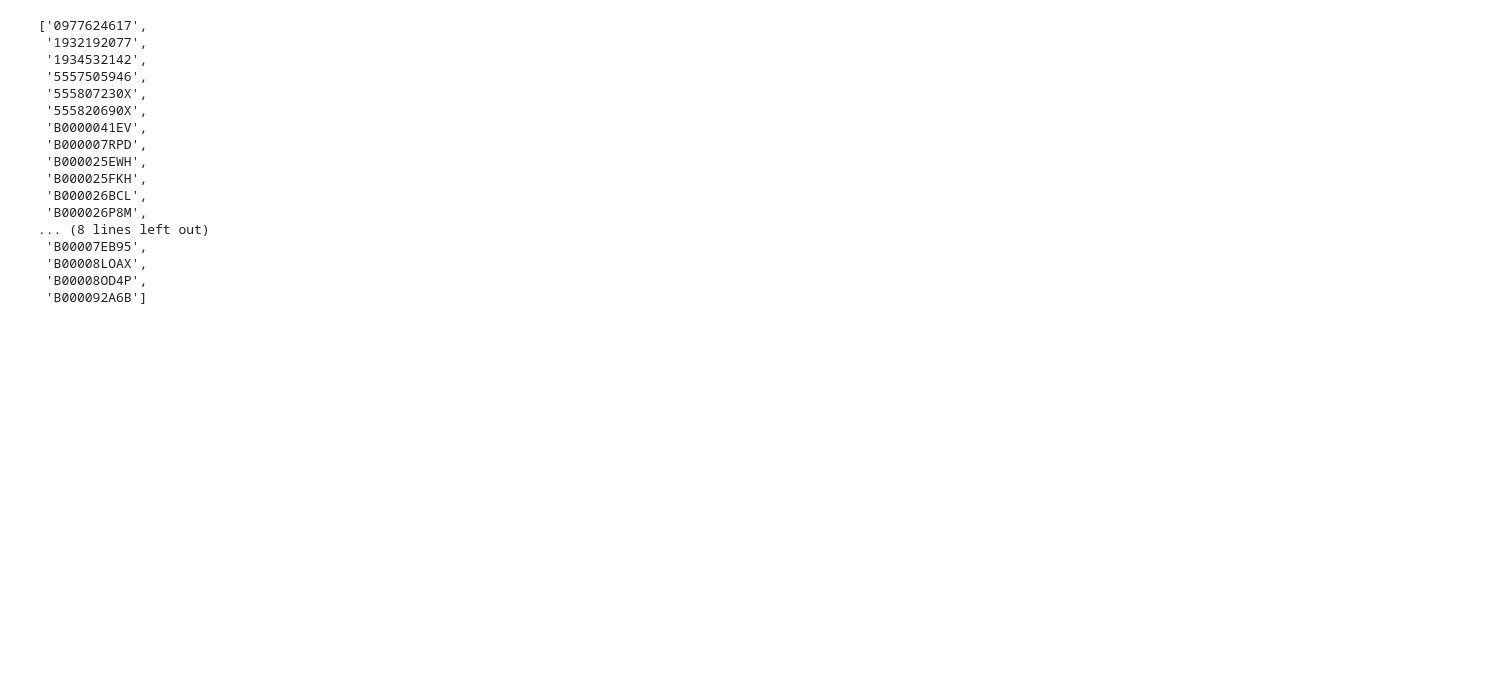
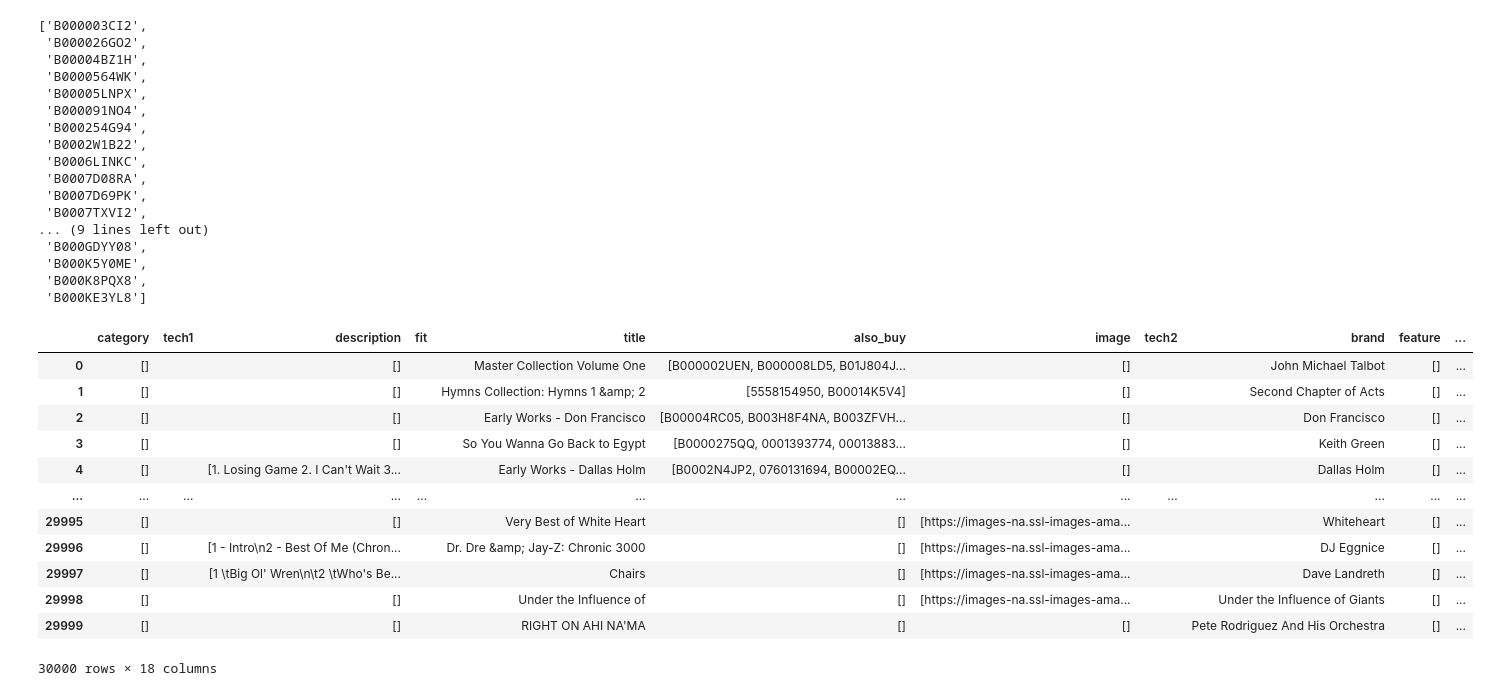
Before and after one commit to JSchluper/ML_Project, a Jupyter notebook: music_collab_test.ipynb, the cells around one changed output. Cells and saved outputs as stored; diff of their text form; code cells hidden in the pictures; blank space fills up the shorter version.

```diff
--- a/music_collab_test.ipynb
+++ b/music_collab_test.ipynb
@@ -89,22 +91,53 @@ Recommend = list(X.index[correlation_product_ID > 0.65])
 # Removes the item already bought by the customer
 Recommend.remove(i)
 
-Recommend[0:24]
+Recommend[0:25]
 # %% [output]
-['0977624617',
- '1932192077',
- '1934532142',
- '5557505946',
- '555807230X',
- '555820690X',
- 'B0000041EV',
- 'B000007RPD',
- 'B000025EWH',
- 'B000025FKH',
- 'B000026BCL',
- 'B000026P8M',
-... (8 lines left out)
- 'B00007EB95',
- 'B00008LOAX',
- 'B00008OD4P',
- 'B000092A6B']
+['B000003CI2',
+ 'B000026GO2',
+ 'B00004BZ1H',
+ 'B0000564WK',
+ 'B00005LNPX',
+ 'B000091NO4',
+ 'B000254G94',
+ 'B0002W1B22',
+ 'B0006LINKC',
+ 'B0007D08RA',
+ 'B0007D69PK',
+ 'B0007TXVI2',
+... (9 lines left out)
+ 'B000GDYY08',
+ 'B000K5Y0ME',
+ 'B000K8PQX8',
+ 'B000KE3YL8']
+# %%
+def parse(path):
+  g = gzip.open(path, 'rt', encoding='utf-8')
+  for l in g:
+    yield json.loads(l)
+
+def getDF(path):
+  i = 0
+  df = {}
+  for d in parse(path):
+    df[i] = d
+    i += 1
+  return pd.DataFrame.from_dict(df, orient='index')
+
+review_data = getDF('Data/meta_Digital_Music.json.gz')
+data_set = review_data[:30000]
+data_set
+# %% [output]
+|  | category | tech1 | description | fit | title | also_buy | image | tech2 | brand | feature | ... |
+| 0 | [] |  | [] |  | Master Collection Volume One | [B000002UEN, B000008LD5, B01J804J... | [] |  | John Michael Talbot | [] | ... |
+| 1 | [] |  | [] |  | Hymns Collection: Hymns 1 &amp; 2 | [5558154950, B00014K5V4] | [] |  | Second Chapter of Acts | [] | ... |
+| 2 | [] |  | [] |  | Early Works - Don Francisco | [B00004RC05, B003H8F4NA, B003ZFVH... | [] |  | Don Francisco | [] | ... |
+| 3 | [] |  | [] |  | So You Wanna Go Back to Egypt | [B0000275QQ, 0001393774, 00013883... | [] |  | Keith Green | [] | ... |
+| 4 | [] |  | [1. Losing Game 2. I Can't Wait 3... |  | Early Works - Dallas Holm | [B0002N4JP2, 0760131694, B00002EQ... | [] |  | Dallas Holm | [] | ... |
+| ... | ... | ... | ... | ... | ... | ... | ... | ... | ... | ... | ... |
+| 29995 | [] |  | [] |  | Very Best of White Heart | [] | [https://images-na.ssl-images-ama... |  | Whiteheart | [] | ... |
+| 29996 | [] |  | [1 - Intro\n2 - Best Of Me (Chron... |  | Dr. Dre &amp; Jay-Z: Chronic 3000 | [] | [https://images-na.ssl-images-ama... |  | DJ Eggnice | [] | ... |
+| 29997 | [] |  | [1 \tBig Ol' Wren\n\t2 \tWho's Be... |  | Chairs | [] | [https://images-na.ssl-images-ama... |  | Dave Landreth | [] | ... |
+| 29998 | [] |  | [] |  | Under the Influence of | [] | [https://images-na.ssl-images-ama... |  | Under the Influence of Giants | [] | ... |
+| 29999 | [] |  | [] |  | RIGHT ON AHI NA'MA | [] | [] |  | Pete Rodriguez And His Orchestra | [] | ... |
+30000 rows × 18 columns
```
Also changed, not shown: parts of 10 cells of this notebook, 2 other files.
